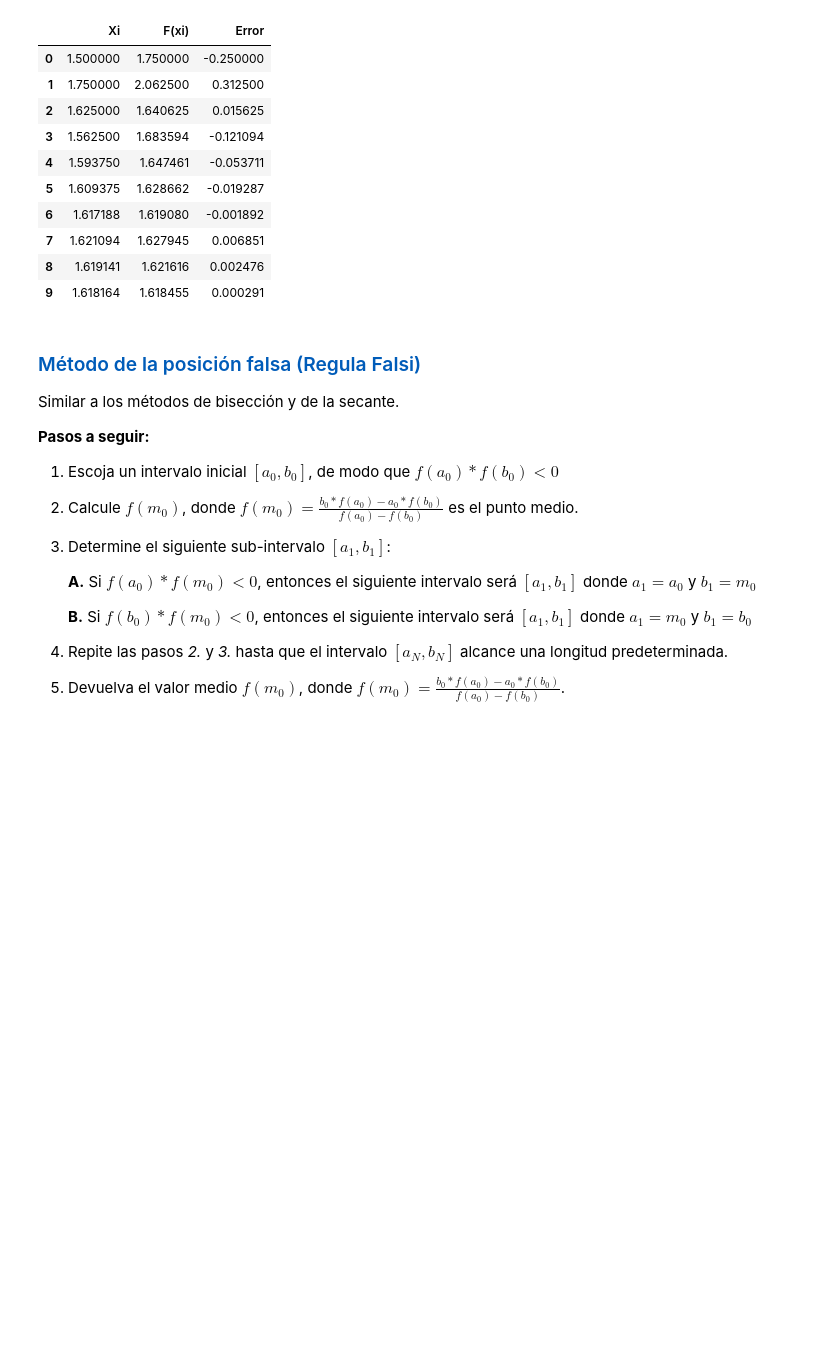
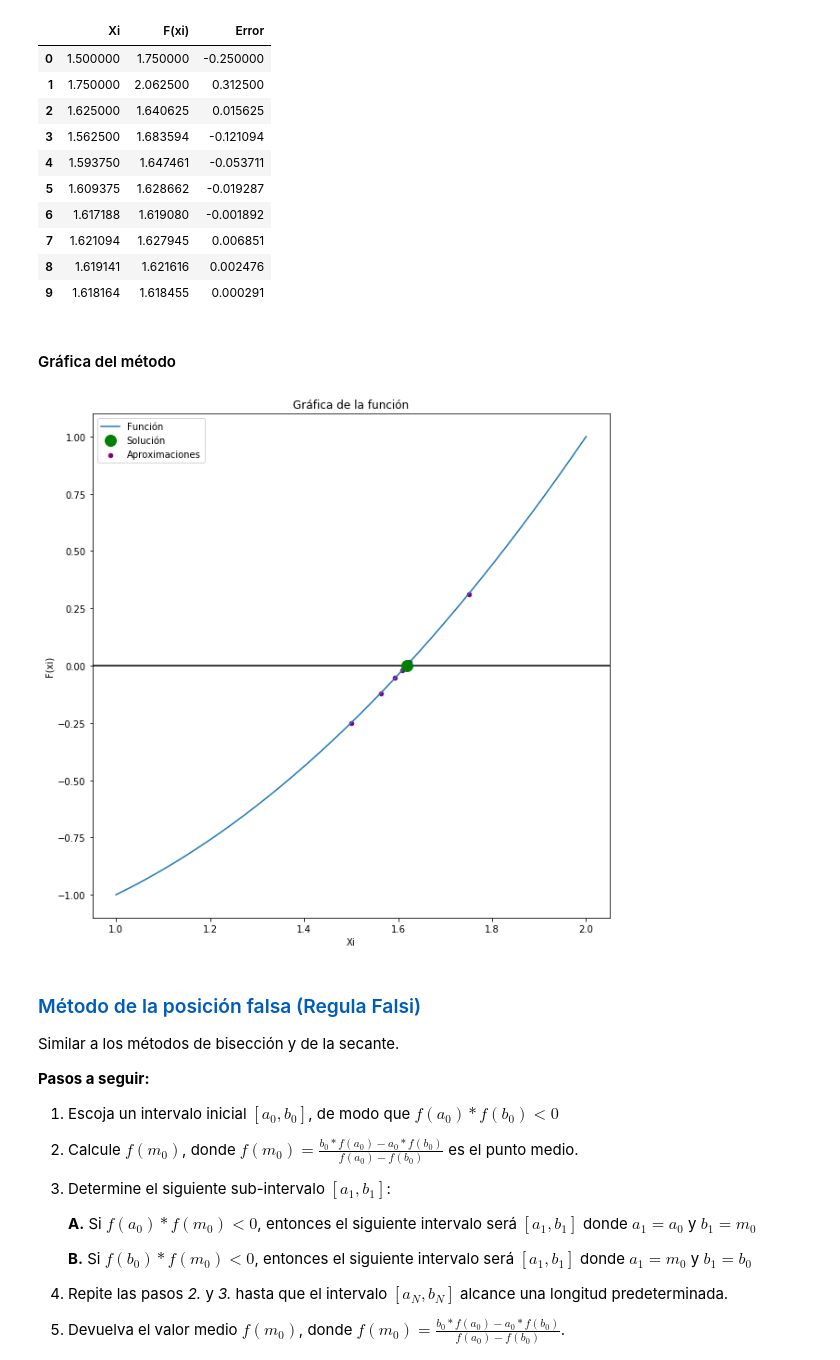
Before and after one commit to dfzunigah/numerical_methods, a Jupyter notebook: 1 - Rootfinding_methods.ipynb, the cells around one changed output. Saved outputs shown, nothing was run; the diff lists cells and outputs as text; code cells hidden in the pictures; blank space fills up the shorter version.

```diff
--- a/1 - Rootfinding_methods.ipynb
+++ b/1 - Rootfinding_methods.ipynb
@@ -421,6 +429,7 @@ def bisection(f, a, b, N):
     return aprox, Xi, error
 # %%
 func4 = lambda x: x**2 - x - 1
+A4, B4 = 1, 2
 
 sol4, Xi4, error4 = bisection(func4, 1, 2, 10)
 tabs4 = doublepoint_table(func4, Xi4, error4)
@@ -438,6 +447,12 @@ La mejor aproximación es:  1.61767578125
 | 7 | 1.621094 | 1.627945 | 0.006851 |
 | 8 | 1.619141 | 1.621616 | 0.002476 |
 | 9 | 1.618164 | 1.618455 | 0.000291 |
+# %% [markdown]
+#### Gráfica del método
+# %%
+doublepoint_plot(func4, tabs4, A4, B4, sol4)
+# %% [output]
+[figure, added]
 # %% [markdown]
 <h3><span style="color:#005cb9">Método de la posición falsa (Regula Falsi)</span></h3>
 
```
Also changed, not shown: parts of 13 cells of this notebook, 2 other files.
